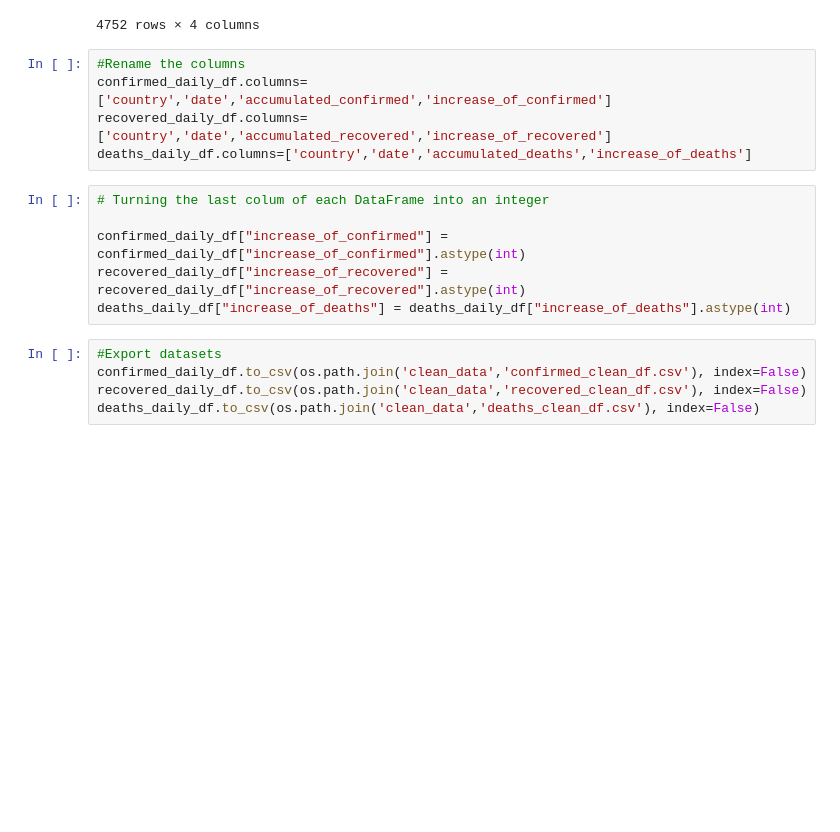
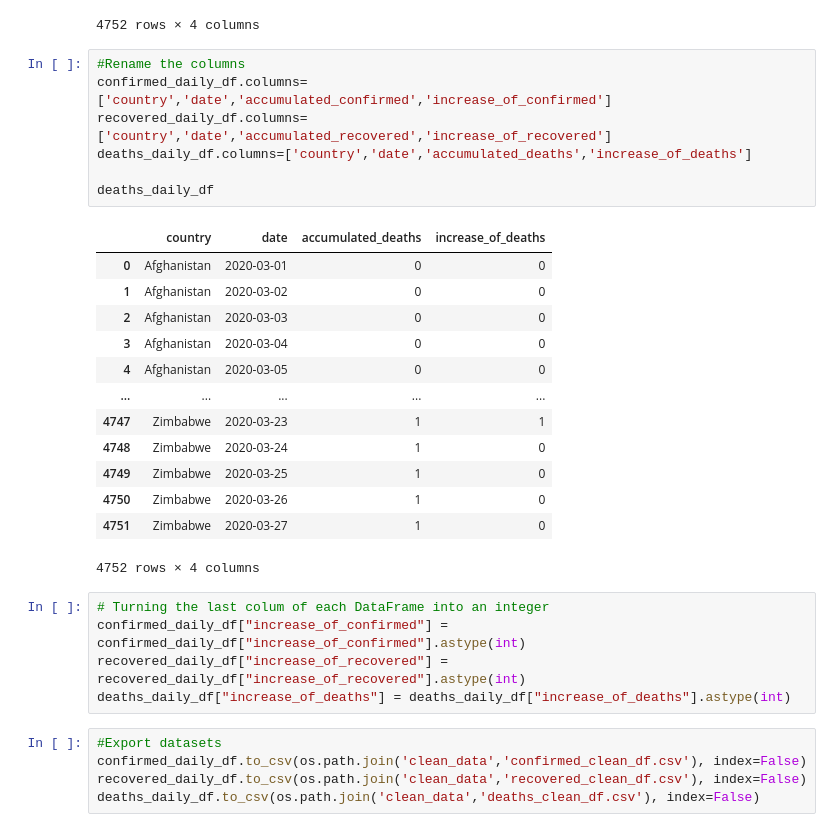
Before and after one commit to ranto-dev/Covid19_ETL, a Jupyter notebook: main.ipynb, the cells around one changed output. Drawn from its saved outputs; the diff is of its cells as text; blank space fills up the shorter version.

```diff
--- a/main.ipynb
+++ b/main.ipynb
@@ -285,11 +295,26 @@ deaths_daily_df
 # %%
 #Rename the columns
 confirmed_daily_df.columns=['country','date','accumulated_confirmed','increase_of_confirmed']
 recovered_daily_df.columns=['country','date','accumulated_recovered','increase_of_recovered']
 deaths_daily_df.columns=['country','date','accumulated_deaths','increase_of_deaths']
+
+deaths_daily_df
+# %% [output]
+|  | country | date | accumulated_deaths | increase_of_deaths |
+| 0 | Afghanistan | 2020-03-01 | 0 | 0 |
+| 1 | Afghanistan | 2020-03-02 | 0 | 0 |
+| 2 | Afghanistan | 2020-03-03 | 0 | 0 |
+| 3 | Afghanistan | 2020-03-04 | 0 | 0 |
+| 4 | Afghanistan | 2020-03-05 | 0 | 0 |
+| ... | ... | ... | ... | ... |
+| 4747 | Zimbabwe | 2020-03-23 | 1 | 1 |
+| 4748 | Zimbabwe | 2020-03-24 | 1 | 0 |
+| 4749 | Zimbabwe | 2020-03-25 | 1 | 0 |
+| 4750 | Zimbabwe | 2020-03-26 | 1 | 0 |
+| 4751 | Zimbabwe | 2020-03-27 | 1 | 0 |
+4752 rows × 4 columns
 # %%
 # Turning the last colum of each DataFrame into an integer
-
 confirmed_daily_df["increase_of_confirmed"] = confirmed_daily_df["increase_of_confirmed"].astype(int)
 recovered_daily_df["increase_of_recovered"] = recovered_daily_df["increase_of_recovered"].astype(int)
 deaths_daily_df["increase_of_deaths"] = deaths_daily_df["increase_of_deaths"].astype(int)
```
Also changed, not shown: parts of 2 cells of this notebook, 4 other files.
